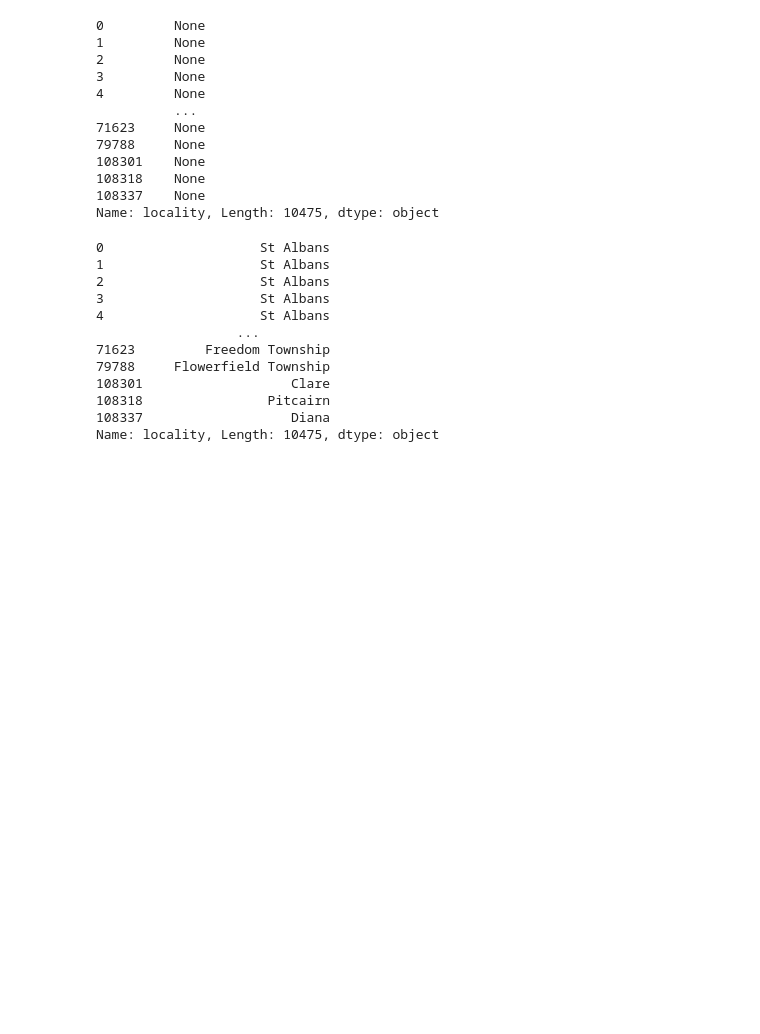
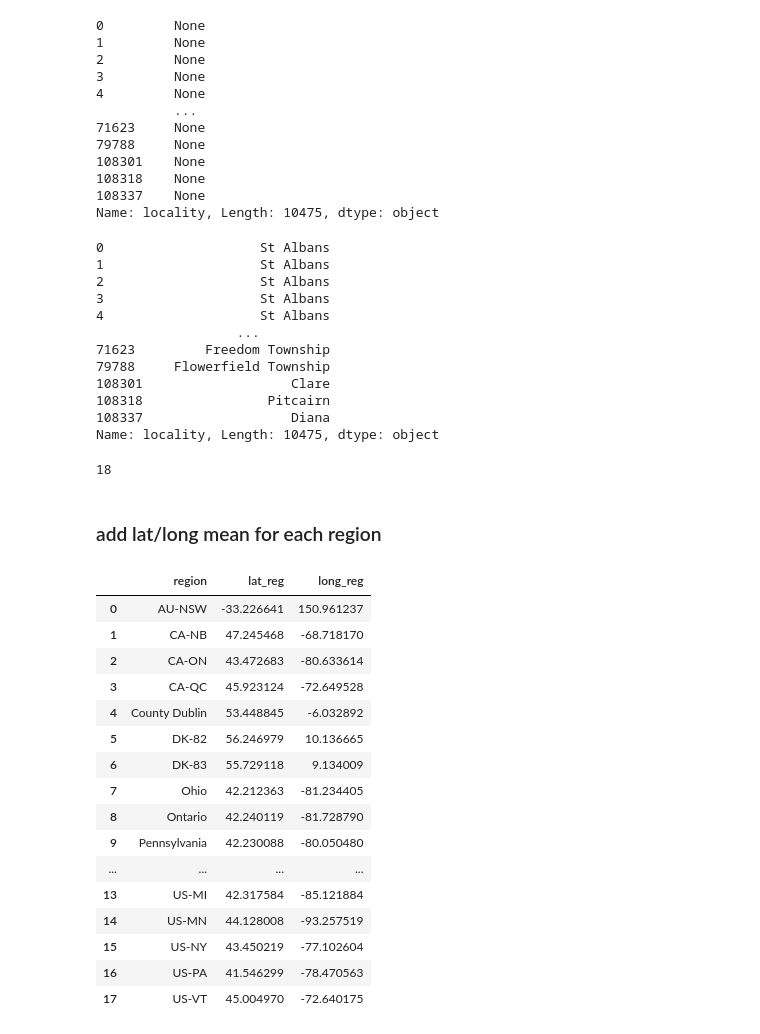
Before and after one commit to jeugregg/transport-risk-mitigation, a Jupyter notebook: 01_Exploration.ipynb, the cells around one changed output. Cells and saved outputs as stored; diff of their text form; code cells hidden in the pictures; blank space fills up the shorter version.

```diff
--- a/01_Exploration.ipynb
+++ b/01_Exploration.ipynb
@@ -734,3 +739,34 @@ df_imp[df_imp["place_type"] == "locality"]["locality"]
 108318                Pitcairn
 108337                   Diana
 Name: locality, Length: 10475, dtype: object
+# %%
+df_imp["region"].nunique()
+# %% [output]
+18
+# %% [markdown]
+### add lat/long mean for each region
+# %%
+df_reg = df_imp.groupby("region").agg(
+    lat_reg = ("lat", "mean"),
+    long_reg = ("long", "mean")
+)
+df_reg.reset_index(inplace=True)
+df_reg
+# %% [output]
+|  | region | lat_reg | long_reg |
+| 0 | AU-NSW | -33.226641 | 150.961237 |
+| 1 | CA-NB | 47.245468 | -68.718170 |
+| 2 | CA-ON | 43.472683 | -80.633614 |
+| 3 | CA-QC | 45.923124 | -72.649528 |
+| 4 | County Dublin | 53.448845 | -6.032892 |
+| 5 | DK-82 | 56.246979 | 10.136665 |
+| 6 | DK-83 | 55.729118 | 9.134009 |
+| 7 | Ohio | 42.212363 | -81.234405 |
+| 8 | Ontario | 42.240119 | -81.728790 |
+| 9 | Pennsylvania | 42.230088 | -80.050480 |
+| ... | ... | ... | ... |
+| 13 | US-MI | 42.317584 | -85.121884 |
+| 14 | US-MN | 44.128008 | -93.257519 |
+| 15 | US-NY | 43.450219 | -77.102604 |
+| 16 | US-PA | 41.546299 | -78.470563 |
+| 17 | US-VT | 45.004970 | -72.640175 |
```
Also changed, not shown: parts of 6 cells of this notebook.
